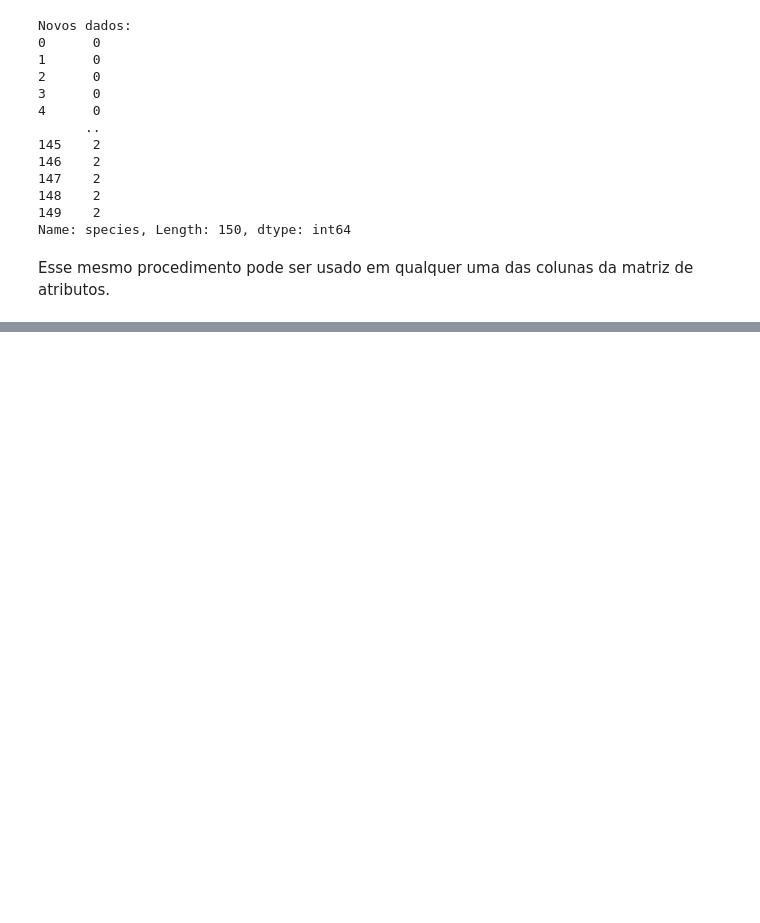
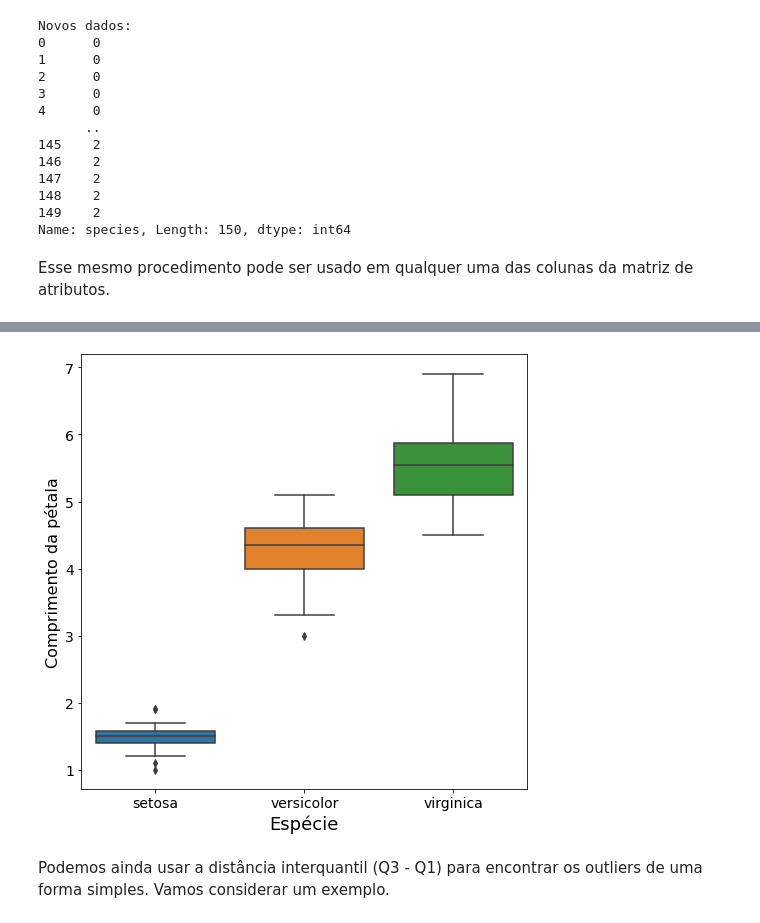
Before and after one commit to danielmf2/MBA-USP, a Jupyter notebook: Resumo - ICD.ipynb, the cells around one changed output, grey strips where cells are left out. Cells and saved outputs as stored; diff of their text form; code cells hidden in the pictures; blank space fills up the shorter version.

```diff
--- a/Resumo - ICD.ipynb
+++ b/Resumo - ICD.ipynb
@@ -1340,0 +1472,16 @@ Esse mesmo procedimento pode ser usado em qualquer uma das colunas da matriz de
+# %%
+# biblioteca para mostrar os gráficos
+import seaborn as sns
+data = pd.read_csv('D:/Dropbox/OneDrive/06 - MBA USP/02 - Estatística/04 Data/iris.csv', header=(0))
+plt.figure(figsize=(8, 8))
+# mostra o boxplot
+sns.boxplot(x="species", y="petal_length", data=data)
+plt.xlabel('Espécie', fontsize=18)
+plt.ylabel('Comprimento da pétala', fontsize=16)
+plt.xticks(fontsize=14)
+plt.yticks(fontsize=14)
+plt.show(True)
+# %% [output]
+[figure, added]
+# %% [markdown]
+Podemos ainda usar a distância interquantil (Q3 - Q1) para encontrar os outliers de uma forma simples. Vamos considerar um exemplo.
```
Also changed, not shown: parts of 45 cells of this notebook.
